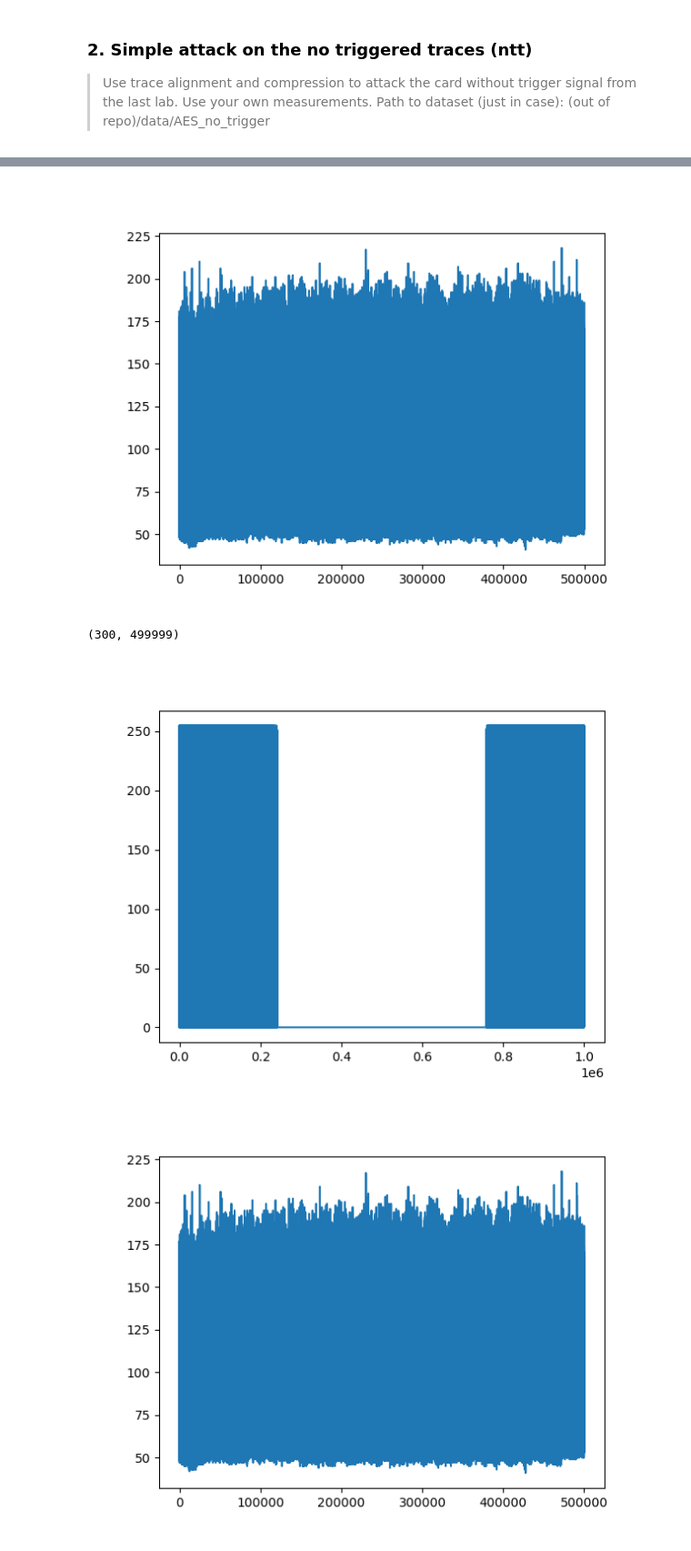
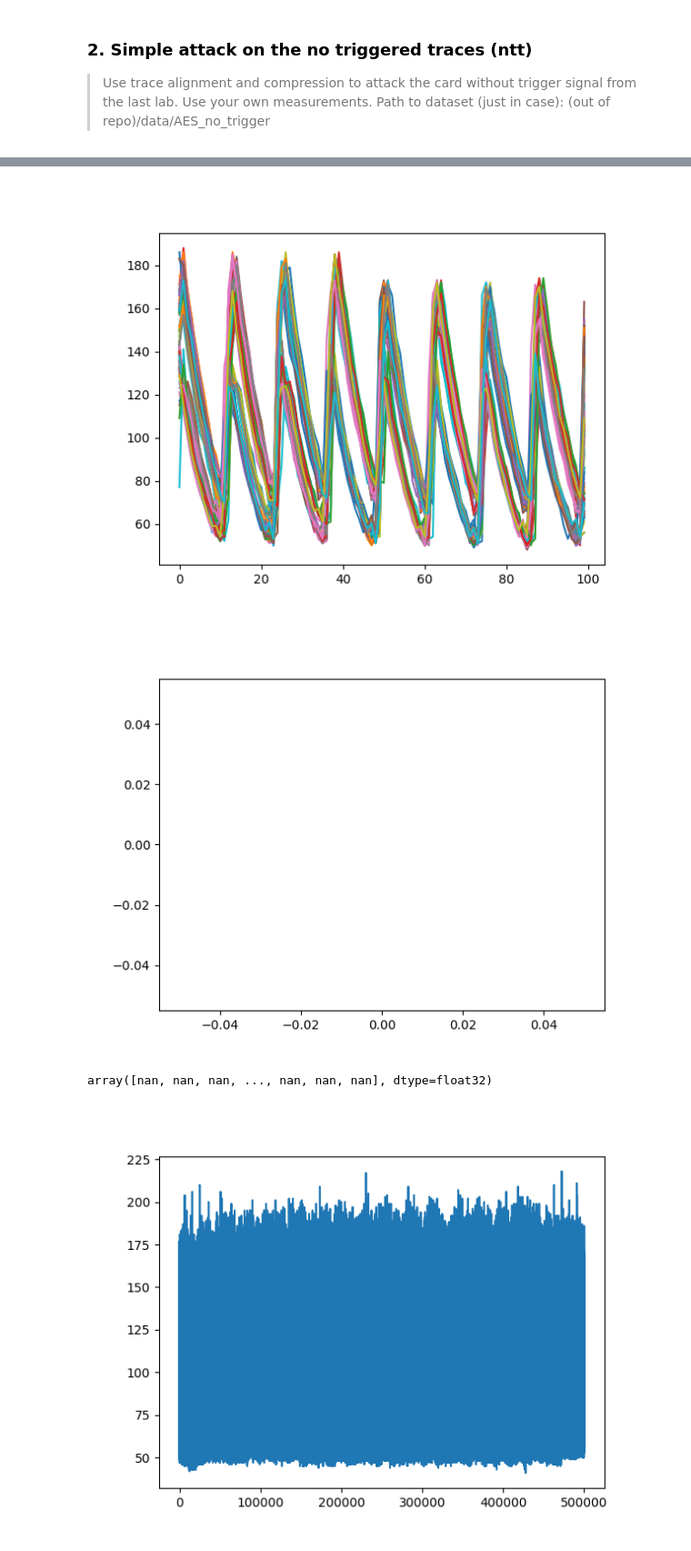
Before and after one commit to CyrilleStr/hardware-security, a Jupyter notebook: task3/task3.ipynb, the cells around one changed output, grey strips where cells are left out. Shown at 91% size. Saved outputs shown, nothing was run; the diff lists cells and outputs as text; code cells hidden in the pictures.

```diff
--- a/task3/task3.ipynb
+++ b/task3/task3.ipynb
@@ -88,7 +88,7 @@ def load_inputs_and_traces(prefix_path, len = None):
     traces = np.fromfile(prefix_path + "/traces.bin", dtype='uint8') # read as linear array
     traces = np.reshape(traces, (traces.size // trace_length, trace_length)) # reshape into matrix
     traces = traces[:, start:len] # select only the interesting part of each trace
-
+    traces = traces.astype('float32')
     return inputs, traces
 %matplotlib widget
 # %% [markdown]
@@ -127,50 +157,21 @@ def display_correlation(corr, k):
 # %%
 fig = plt.figure()
-plt.plot(ntt_traces[1,255:])
+plt.plot(ntt_traces[:100, 100000:100100].T)
 plt.show()
 # %% [output]
-[figure, old version]
+[figure, new version]
-# %%
-def align_traces(traces, pattern):
-    """
-    Align a set of traces to a given pattern.
-    Parameters
-    ----------
-    traces : array_like
-    A 2D array where each row represents a separate trace.
-    pattern : array_like
-    A 1D array representing the pattern to align to.
-    Returns
-    -------
-    aligned_traces : ndarray
-    A 2D array where each row represents a separate trace, aligned to the pattern.
-    """
-
-    aligned_traces = np.zeros_like(traces)
-    for i, trace in enumerate(traces):
-        corr = signal.correlate(trace, pattern, mode="full")
-        peak = np.argmax(corr)
-        shift = peak
-        aligned_traces[i] = np.roll(trace, shift)
-    return aligned_traces
-
-ntt_aligned_traces = align_traces(ntt_traces, np.copy(ntt_traces[0]))
-ntt_aligned_traces.shape
-# %% [output]
-(300, 499999)
 # %%
 aligned_traces = np.zeros_like(ntt_traces)
 trace = ntt_traces[1]
-pattern = ntt_traces[0]
-corr = signal.correlate(trace, pattern)
+pattern = ntt_traces[0, 50000:72000]
+corr = signal.correlate(trace, pattern, mode="full")
 fig = plt.figure()
 plt.plot(corr)
 plt.show()
-peak = np.argmax(corr)
-shift = pattern.size - peak
-aligned_traces[i] = np.roll(trace, shift)
+corr
 # %% [output]
-[figure, old version]
+[figure, new version]
+array([nan, nan, nan, ..., nan, nan, nan], dtype=float32)
 # %%
 fig = plt.figure()
 plt.plot(ntt_aligned_traces[1])
```
Also changed, not shown: parts of 4 cells of this notebook, 1 other file.
